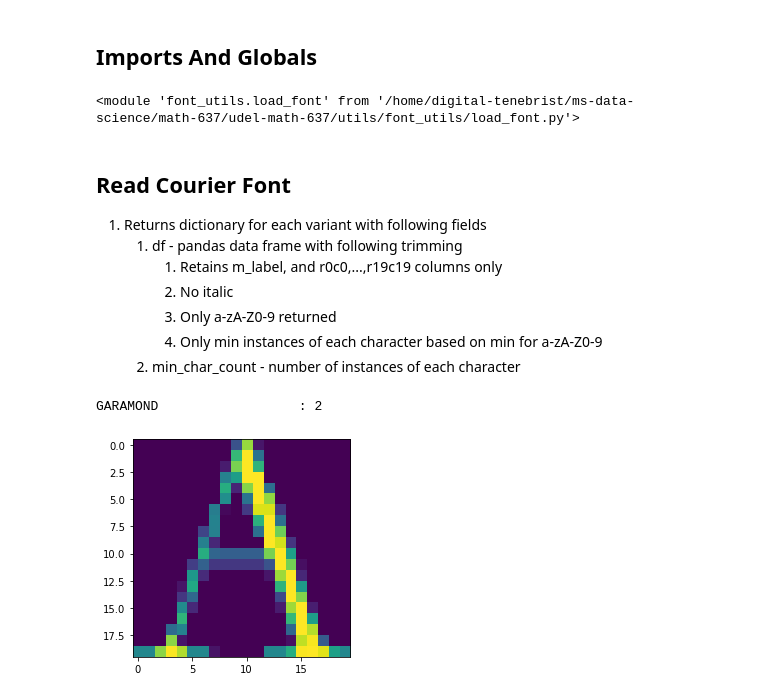
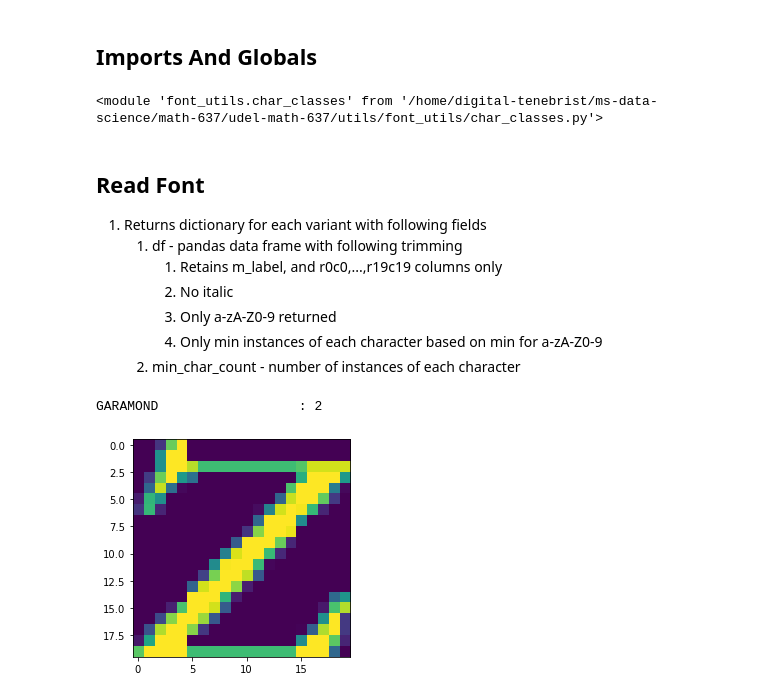
Before and after one commit to digital-tenebrist/udel-math-637, a Jupyter notebook: project-1/dim_reduction.ipynb, the cells around one changed output. Drawn from its saved outputs; the diff is of its cells as text; code cells hidden in the pictures.

```diff
--- a/project-1/dim_reduction.ipynb
+++ b/project-1/dim_reduction.ipynb
@@ -12,13 +12,21 @@ import pandas as pd
 import numpy as np
 import matplotlib.pyplot as plt
 
+from sklearn.decomposition import PCA
+from sklearn.manifold import Isomap
+from sklearn.manifold import TSNE
+
 from importlib import reload
 import font_utils.load_font as LF
+import font_utils.upper_lower_numerals as ULN
+import font_utils.char_classes as CHAR_CLASS
+
 reload(LF)
+reload(CHAR_CLASS)
 # %% [output]
-<module 'font_utils.load_font' from '/home/digital-tenebrist/ms-data-science/math-637/udel-math-637/utils/font_utils/load_font.py'>
+<module 'font_utils.char_classes' from '/home/digital-tenebrist/ms-data-science/math-637/udel-math-637/utils/font_utils/char_classes.py'>
 # %% [markdown]
-## Read Courier Font
+## Read Font
 1. Returns dictionary for each variant with following fields
     1. df - pandas data frame with following trimming
         1. Retains m_label, and r0c0,...,r19c19 columns only
@@ -39,6 +45,8 @@ df = font_dict['GARAMOND']['df']
 # %%
-ltr_A_ar = df.loc[df.m_label == ord('A')].iloc[0]
+font_df = font_dict['GARAMOND']['df']
+
+ltr_A_ar = font_df.loc[font_df.m_label == ord('z')].iloc[0]
 plt.imshow(np.array(ltr_A_ar[1:], dtype=np.uint8).reshape(20,20))
 plt.show()
 # %% [output]
-[figure, old version]
+[figure, new version]
```
Also changed, not shown: parts of 8 cells of this notebook, 2 other files.
